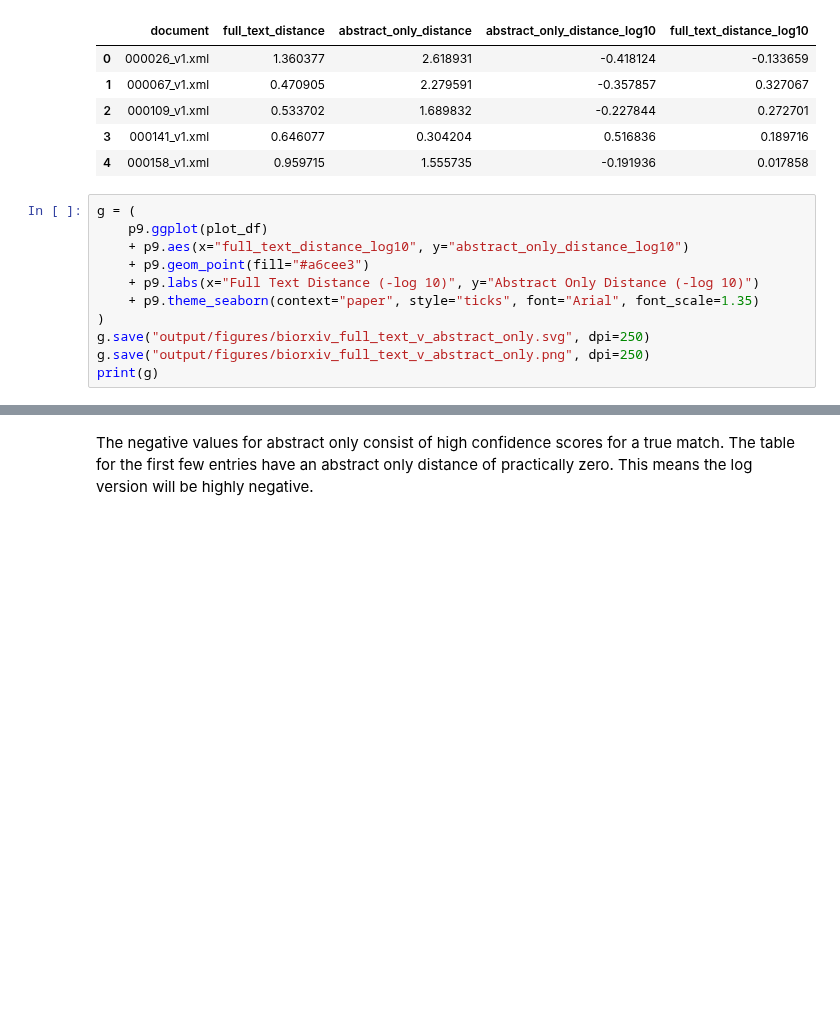
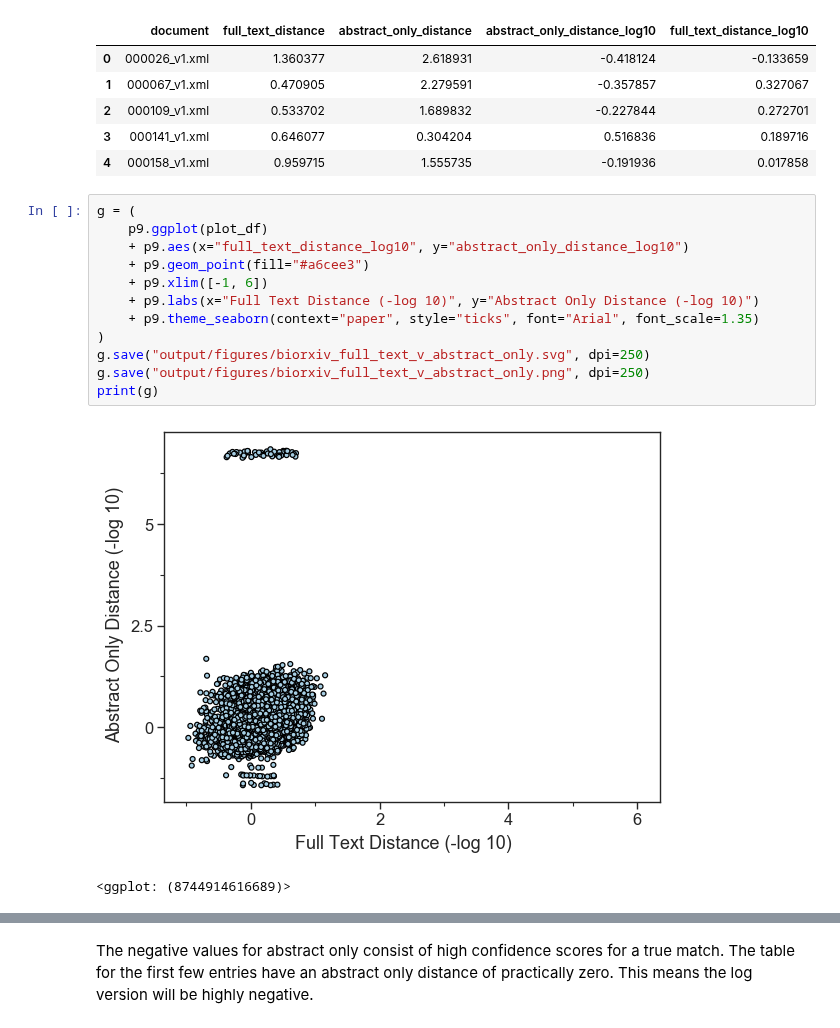
Before and after one commit to greenelab/annorxiver, a Jupyter notebook: biorxiv/article_distances/04_biorxiv_article_distances_abstract_only.ipynb, the cells around one changed output, grey strips where cells are left out. Saved outputs shown, nothing was run; the diff lists cells and outputs as text; blank space fills up the shorter version.

Commit message:
added missing figure

```diff
--- a/biorxiv/article_distances/04_biorxiv_article_distances_abstract_only.ipynb
+++ b/biorxiv/article_distances/04_biorxiv_article_distances_abstract_only.ipynb
@@ -326,13 +326,17 @@ plot_df.head()
 # %%
 g = (
     p9.ggplot(plot_df)
     + p9.aes(x="full_text_distance_log10", y="abstract_only_distance_log10")
     + p9.geom_point(fill="#a6cee3")
+    + p9.xlim([-1, 6])
     + p9.labs(x="Full Text Distance (-log 10)", y="Abstract Only Distance (-log 10)")
     + p9.theme_seaborn(context="paper", style="ticks", font="Arial", font_scale=1.35)
 )
 g.save("output/figures/biorxiv_full_text_v_abstract_only.svg", dpi=250)
 g.save("output/figures/biorxiv_full_text_v_abstract_only.png", dpi=250)
 print(g)
+# %% [output]
+[figure, added]
+<ggplot: (8744914616689)>
 # %%
 plot_df.sort_values("abstract_only_distance_log10", ascending=False).head(10)
```
Also changed, not shown: parts of 2 cells of this notebook, 4 other files.
